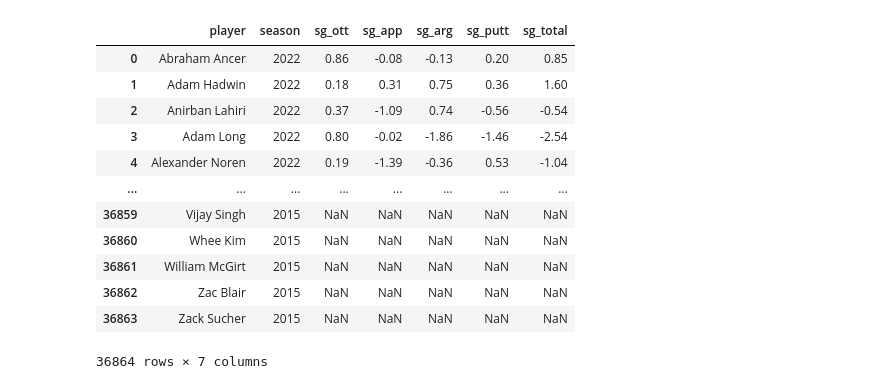
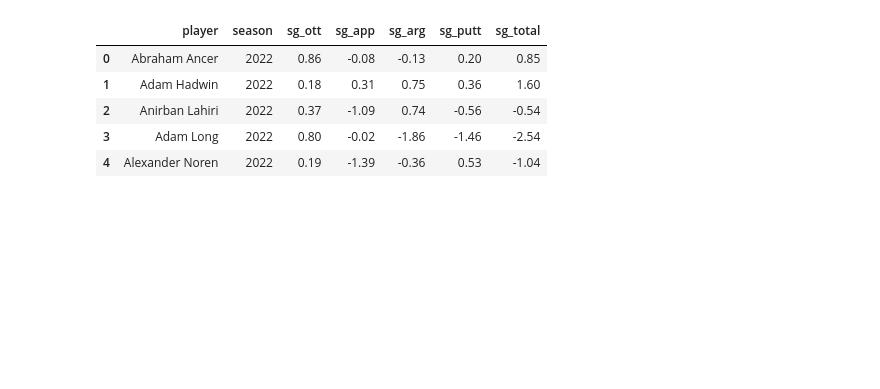
Before and after one commit to ericaking1/golfanalytics, a Jupyter notebook: transition_prob.ipynb, the cells around one changed output. Cells and saved outputs as stored; diff of their text form; code cells hidden in the pictures; blank space fills up the shorter version.

```diff
--- a/transition_prob.ipynb
+++ b/transition_prob.ipynb
@@ -5,21 +5,14 @@ import matplotlib.pyplot as plt
 # %%
 df = pd.read_csv('PGA_Data.csv')
 df = df[["player", "season", "sg_ott", "sg_app", "sg_arg", "sg_putt", "sg_total"]]
-display(df)
+display(df.head(5))
 # %% [output]
 |  | player | season | sg_ott | sg_app | sg_arg | sg_putt | sg_total |
 | 0 | Abraham Ancer | 2022 | 0.86 | -0.08 | -0.13 | 0.20 | 0.85 |
 | 1 | Adam Hadwin | 2022 | 0.18 | 0.31 | 0.75 | 0.36 | 1.60 |
 | 2 | Anirban Lahiri | 2022 | 0.37 | -1.09 | 0.74 | -0.56 | -0.54 |
 | 3 | Adam Long | 2022 | 0.80 | -0.02 | -1.86 | -1.46 | -2.54 |
 | 4 | Alexander Noren | 2022 | 0.19 | -1.39 | -0.36 | 0.53 | -1.04 |
-| ... | ... | ... | ... | ... | ... | ... | ... |
-| 36859 | Vijay Singh | 2015 | NaN | NaN | NaN | NaN | NaN |
-| 36860 | Whee Kim | 2015 | NaN | NaN | NaN | NaN | NaN |
-| 36861 | William McGirt | 2015 | NaN | NaN | NaN | NaN | NaN |
-| 36862 | Zac Blair | 2015 | NaN | NaN | NaN | NaN | NaN |
-| 36863 | Zack Sucher | 2015 | NaN | NaN | NaN | NaN | NaN |
-36864 rows × 7 columns
 # %%
 def normalize(series):
     # scale to 0-1 probability
```
Also changed, not shown: parts of 7 cells of this notebook, 1 other file.
